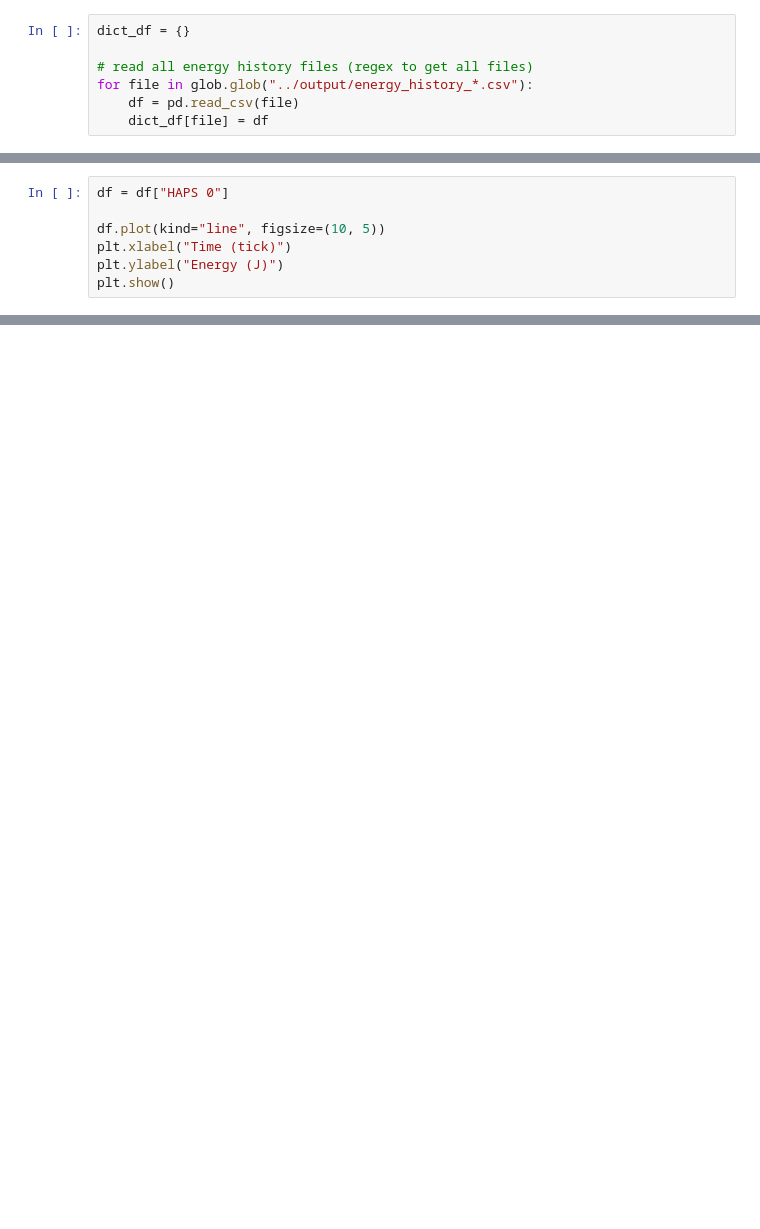
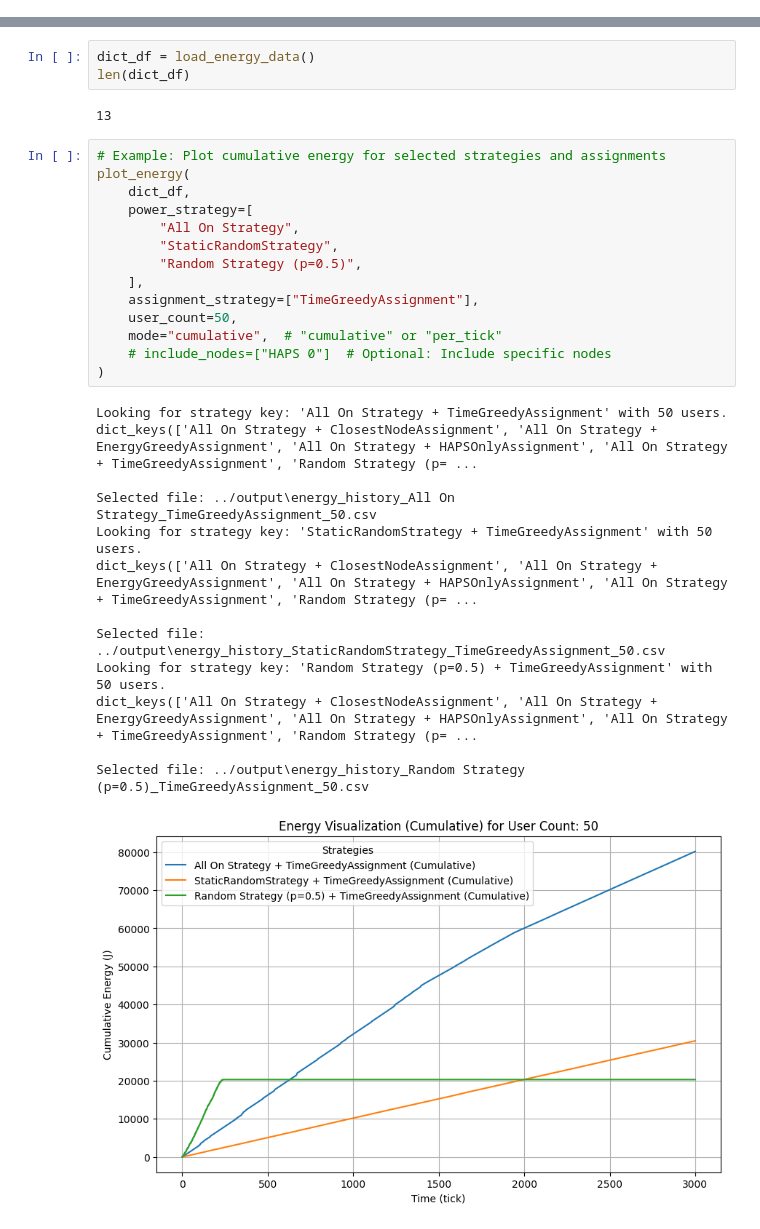
Before and after one commit to SimonR99/OptimisationNTN, a Jupyter notebook: analyse/energy.ipynb, the cells around one changed output, grey strips where cells are left out. Cells and saved outputs as stored; diff of their text form; blank space fills up the shorter version.

```diff
--- a/analyse/energy.ipynb
+++ b/analyse/energy.ipynb
@@ -5,7 +5,0 @@ import glob
-# %%
-dict_df = {}
-
-# read all energy history files (regex to get all files)
-for file in glob.glob("../output/energy_history_*.csv"):
-    df = pd.read_csv(file)
-    dict_df[file] = df
@@ -29,7 +5,0 @@ plt.show()
-# %%
-df = df["HAPS 0"]
-
-df.plot(kind="line", figsize=(10, 5))
-plt.xlabel("Time (tick)")
-plt.ylabel("Energy (J)")
-plt.show()
@@ -46,0 +122,33 @@ plt.show()
+# %%
+dict_df = load_energy_data()
+len(dict_df)
+# %% [output]
+13
+# %%
+# Example: Plot cumulative energy for selected strategies and assignments
+plot_energy(
+    dict_df,
+    power_strategy=[
+        "All On Strategy",
+        "StaticRandomStrategy",
+        "Random Strategy (p=0.5)",
+    ],
+    assignment_strategy=["TimeGreedyAssignment"],
+    user_count=50,
+    mode="cumulative",  # "cumulative" or "per_tick"
+    # include_nodes=["HAPS 0"]  # Optional: Include specific nodes
+)
+# %% [output]
+Looking for strategy key: 'All On Strategy + TimeGreedyAssignment' with 50 users.
+dict_keys(['All On Strategy + ClosestNodeAssignment', 'All On Strategy + EnergyGreedyAssignment', 'All On Strategy + HAPSOnlyAssignment', 'All On Strategy + TimeGreedyAssignment', 'Random Strategy (p= ...
+
+Selected file: ../output\energy_history_All On Strategy_TimeGreedyAssignment_50.csv
+Looking for strategy key: 'StaticRandomStrategy + TimeGreedyAssignment' with 50 users.
+dict_keys(['All On Strategy + ClosestNodeAssignment', 'All On Strategy + EnergyGreedyAssignment', 'All On Strategy + HAPSOnlyAssignment', 'All On Strategy + TimeGreedyAssignment', 'Random Strategy (p= ...
+
+Selected file: ../output\energy_history_StaticRandomStrategy_TimeGreedyAssignment_50.csv
+Looking for strategy key: 'Random Strategy (p=0.5) + TimeGreedyAssignment' with 50 users.
+dict_keys(['All On Strategy + ClosestNodeAssignment', 'All On Strategy + EnergyGreedyAssignment', 'All On Strategy + HAPSOnlyAssignment', 'All On Strategy + TimeGreedyAssignment', 'Random Strategy (p= ...
+
+Selected file: ../output\energy_history_Random Strategy (p=0.5)_TimeGreedyAssignment_50.csv
+[figure, added]
```
Also changed, not shown: parts of 7 cells of this notebook, 13 other files.
